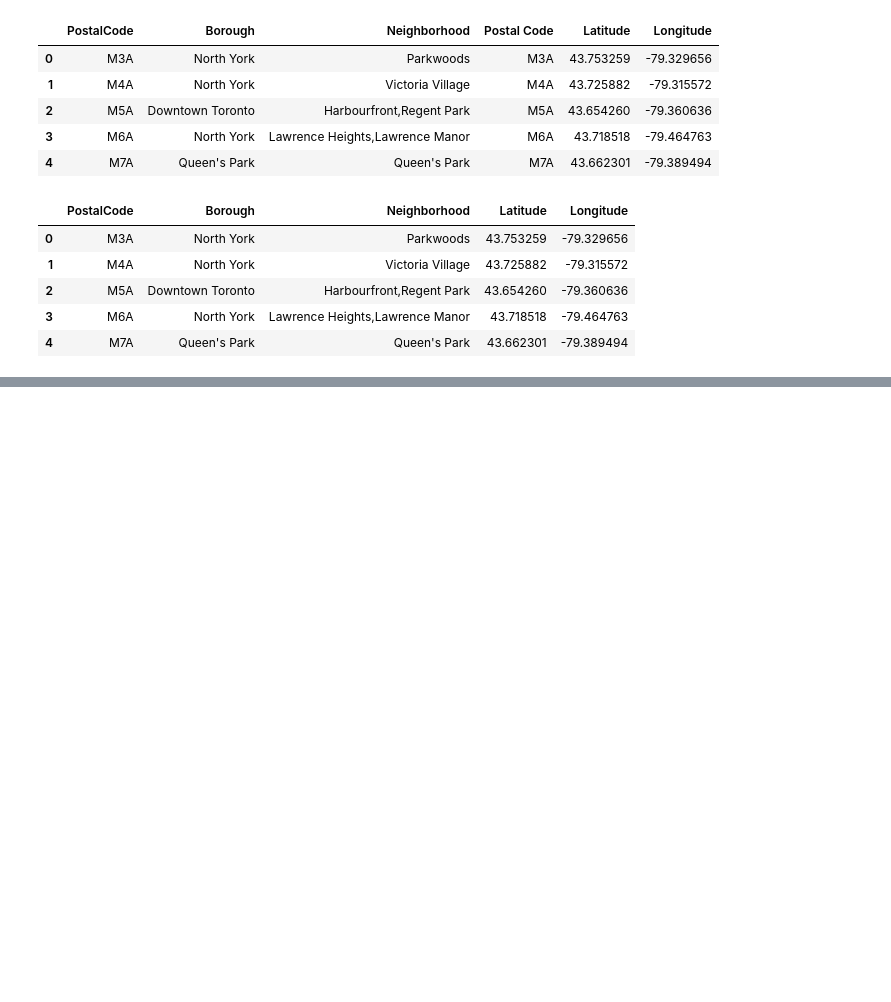
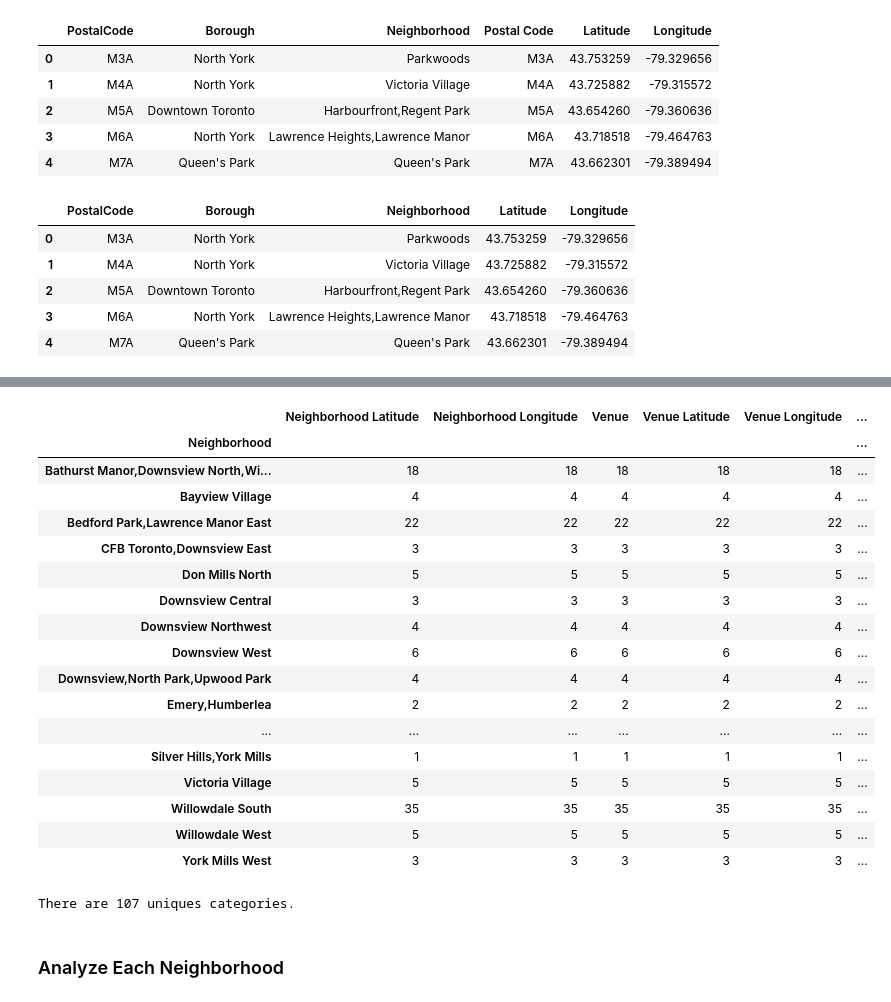
Before and after one commit to RayWongGit/Coursera-Capstone-Segmenting-and-Clustering-Neighborhoods-in-Toronto, a Jupyter notebook: Segmenting and Clustering Neighborhoods in Toronto.ipynb, the cells around one changed output, grey strips where cells are left out. Saved outputs shown, nothing was run; the diff lists cells and outputs as text; code cells hidden in the pictures; blank space fills up the shorter version.

```diff
--- a/Segmenting and Clustering Neighborhoods in Toronto.ipynb
+++ b/Segmenting and Clustering Neighborhoods in Toronto.ipynb
@@ -162,0 +329,12 @@ df.head()
+# %%
+# function that extracts the category of the venue
+def get_category_type(row):
+    try:
+        categories_list = row['categories']
+    except:
+        categories_list = row['venue.categories']
+
+    if len(categories_list) == 0:
+        return None
+    else:
+        return categories_list[0]['name']
@@ -162,0 +446,29 @@ df.head()
+# %%
+# check how many venues are returned for each neighborhood
+northy_venues.groupby('Neighborhood').count()
+# %% [output]
+|  | Neighborhood Latitude | Neighborhood Longitude | Venue | Venue Latitude | Venue Longitude | ... |
+| Neighborhood |  |  |  |  |  | ... |
+| Bathurst Manor,Downsview North,Wi... | 18 | 18 | 18 | 18 | 18 | ... |
+| Bayview Village | 4 | 4 | 4 | 4 | 4 | ... |
+| Bedford Park,Lawrence Manor East | 22 | 22 | 22 | 22 | 22 | ... |
+| CFB Toronto,Downsview East | 3 | 3 | 3 | 3 | 3 | ... |
+| Don Mills North | 5 | 5 | 5 | 5 | 5 | ... |
+| Downsview Central | 3 | 3 | 3 | 3 | 3 | ... |
+| Downsview Northwest | 4 | 4 | 4 | 4 | 4 | ... |
+| Downsview West | 6 | 6 | 6 | 6 | 6 | ... |
+| Downsview,North Park,Upwood Park | 4 | 4 | 4 | 4 | 4 | ... |
+| Emery,Humberlea | 2 | 2 | 2 | 2 | 2 | ... |
+| ... | ... | ... | ... | ... | ... | ... |
+| Silver Hills,York Mills | 1 | 1 | 1 | 1 | 1 | ... |
+| Victoria Village | 5 | 5 | 5 | 5 | 5 | ... |
+| Willowdale South | 35 | 35 | 35 | 35 | 35 | ... |
+| Willowdale West | 5 | 5 | 5 | 5 | 5 | ... |
+| York Mills West | 3 | 3 | 3 | 3 | 3 | ... |
+# %%
+# find out how many unique categories can be curated from all the returned venues
+print('There are {} uniques categories.'.format(len(northy_venues['Venue Category'].unique())))
+# %% [output]
+There are 107 uniques categories.
+# %% [markdown]
+### Analyze Each Neighborhood
```
Also changed, not shown: parts of 40 cells of this notebook.
